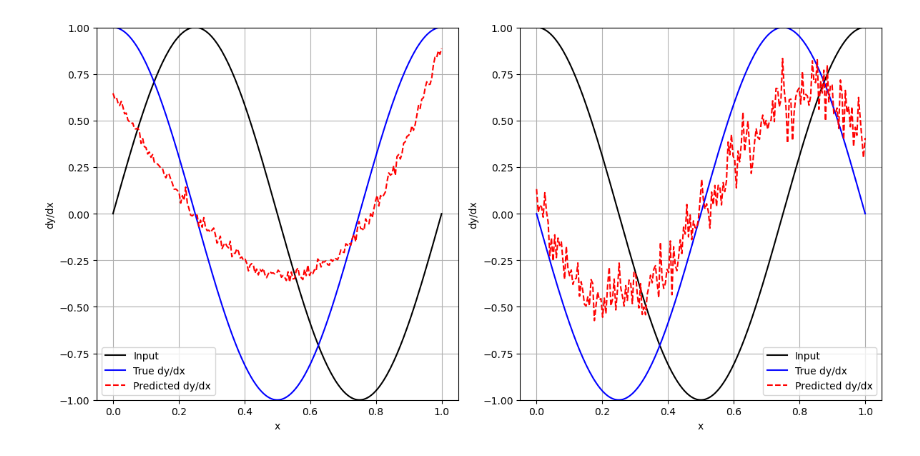
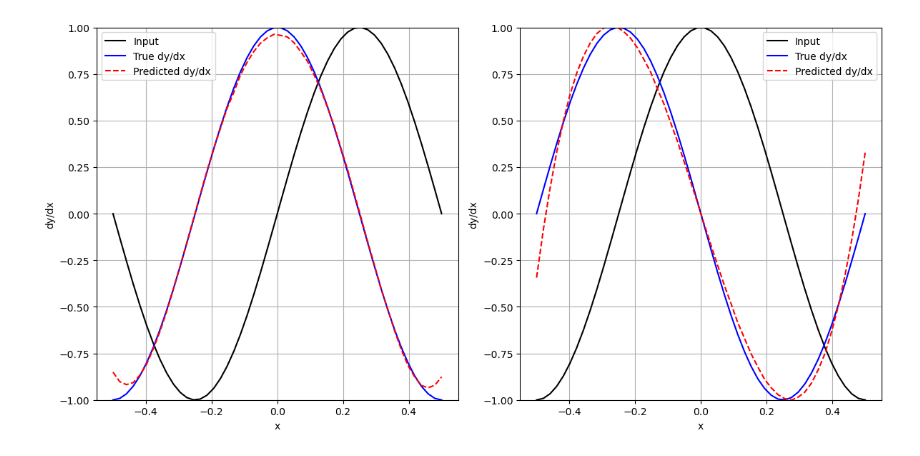
Before and after one commit to brunamendesfis/Computational_Physics, a Jupyter notebook: Redes_Neurais/Atividade_03/Exercício_01.ipynb, the cells around one changed output. Cells and saved outputs as stored; diff of their text form; code cells hidden in the pictures.

```diff
--- a/Redes_Neurais/Atividade_03/Exercício_01.ipynb
+++ b/Redes_Neurais/Atividade_03/Exercício_01.ipynb
@@ -166,35 +8,3 @@ import matplotlib.pyplot as plt
 from sklearn.neural_network import MLPRegressor
 from sklearn.model_selection import train_test_split
 from sklearn.metrics import mean_squared_error, r2_score
-# %%
-np.random.seed(42)
-
-def generate_data(qtde):
-    x = np.linspace(0, 1, 1000).reshape(-1, 1)
-    y = []
-    dy = []
-
-    for _ in range(qtde // 2):  # Metade dos polinômios será de grau 4
-        p = 4  # Grau fixo
-        coeffs = np.random.randn(p + 1)
-        polinomio = np.polyval(coeffs, x)
-        y.append(polinomio)
-        dy.append(np.polyval(np.polyder(coeffs), x) / np.max(np.abs(polinomio)))
-
-    for _ in range(qtde // 2):  # Metade dos polinômios será de grau 3
-        p = 5  # Grau fixo
-        coeffs = np.random.randn(p + 1)
-        polinomio = np.polyval(coeffs, x)
-        y.append(polinomio)
-        dy.append(np.polyval(np.polyder(coeffs), x) / np.max(np.abs(polinomio)))
-
-    # Empilhar dados
-    y = np.hstack(y).T
-    dy = np.hstack(dy).T
-    return y, dy
-
-# gerar dados
-y, dy = generate_data(10000)
-
-print(y.shape)
-print(dy.shape)
@@ -305,18 +69,18 @@ print(dy.shape)
 # separa os os dados em treino e teste
 X_train, X_test, y_train, y_test = train_test_split(y, dy, test_size=0.2, random_state=42)
 
-neurons = 50  # Aumentar o número de neurônios
-layers = 5    # Reduzir o número de camadas para evitar overfitting
+neurons = 10  # Aumentar o número de neurônios
+layers = 10    # Reduzir o número de camadas para evitar overfitting
 
 # define modelo
 model = MLPRegressor(
     hidden_layer_sizes=tuple([neurons] * layers),
     activation='tanh',
     solver='adam',
-    max_iter=1000,
+    max_iter=10000,
     random_state=42,
     learning_rate='adaptive',
-    learning_rate_init = 0.0001,
+    learning_rate_init = 0.001,
     n_iter_no_change = 50,
     tol = 1e-8,
     verbose=True)
@@ -349,5 +113,5 @@ Iteration 1000, loss = 0.00034828
 # %%
-new_x = np.linspace(0, 1, y.shape[1]).reshape(-1, 1)
+new_x = np.linspace(-0.5, 0.5, y.shape[1]).reshape(-1, 1)
 new_y = np.sin(2 * np.pi * new_x).T
 new_dy = np.cos(2 * np.pi * new_x).T
 
@@ -356,31 +120,31 @@ plt.figure(figsize=(12, 6))  # Ajustar o tamanho da figura
 plt.subplot(1, 2, 1)  # 1 linha, 2 colunas, 1º gráfico
 predicted_derivative = model.predict(new_y)
 
 plt.plot(new_x, new_y[0], label='Input', color='black')
 plt.plot(new_x, new_dy[0], label='True dy/dx', color='blue')
 plt.plot(new_x, predicted_derivative[0], label='Predicted dy/dx', color='red', linestyle='dashed')
 plt.ylim(-1, 1)
 plt.xlabel('x')
 plt.ylabel('dy/dx')
 plt.legend()
 plt.grid(True)
 
 # Teste 2
 plt.subplot(1, 2, 2)  # 1 linha, 2 colunas, 2º gráfico
 new_y = np.cos(2 * np.pi * new_x).T
 new_dy = -np.sin(2 * np.pi * new_x).T
 predicted_derivative = model.predict(new_y)
 
 plt.plot(new_x, new_y[0], label='Input', color='black')
 plt.plot(new_x, new_dy[0], label='True dy/dx', color='blue')
 plt.plot(new_x, predicted_derivative[0], label='Predicted dy/dx', color='red', linestyle='dashed')
 plt.ylim(-1, 1)
 plt.xlabel('x')
 plt.ylabel('dy/dx')
 plt.legend()
 plt.grid(True)
 
 plt.tight_layout()
 plt.show()
 # %% [output]
-[figure, old version]
+[figure, new version]
```
Also changed, not shown: parts of 12 cells of this notebook, 3 other files.
